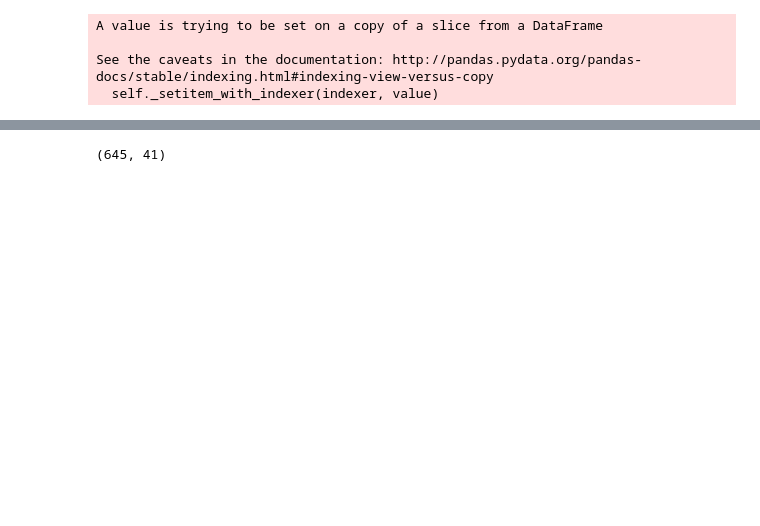
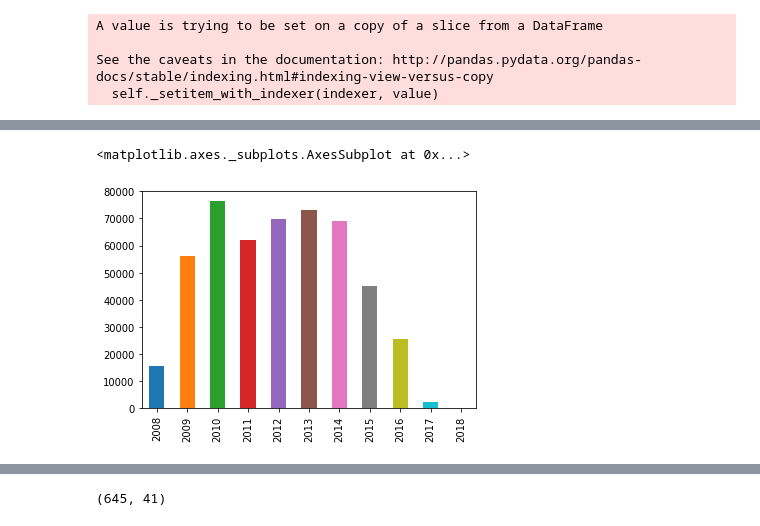
Before and after one commit to Pawlovicky/US-patent-analysis, a Jupyter notebook: notebook/COMBINING_ALL_DATA.ipynb, the cells around one changed output, grey strips where cells are left out. Cells and saved outputs as stored; diff of their text form; code cells hidden in the pictures; blank space fills up the shorter version.

```diff
--- a/notebook/COMBINING_ALL_DATA.ipynb
+++ b/notebook/COMBINING_ALL_DATA.ipynb
@@ -103,0 +96,11 @@ a_group_key = list(f.keys())
+# %%
+xa_fin = pd.read_csv('../data/applications_with_office_actions_citing_grants_with_inner_join.csv').iloc[:, 1:]
+# %%
+xa_fin['app_year'] = xa_fin.app_fnm.apply(lambda x: x.split('/')[4])
+xa_fin['grant_year'] = xa_fin.fnm.apply(lambda x: x.split('/')[4])
+# %%
+%matplotlib inline
+xa_fin.loc[:, ['app_id', 'app_year']].drop_duplicates().app_year.value_counts().sort_index().plot.bar()
+# %% [output]
+<matplotlib.axes._subplots.AxesSubplot at 0x...>
+[figure, added]
```
Also changed, not shown: parts of 52 cells of this notebook, 4 other files.
